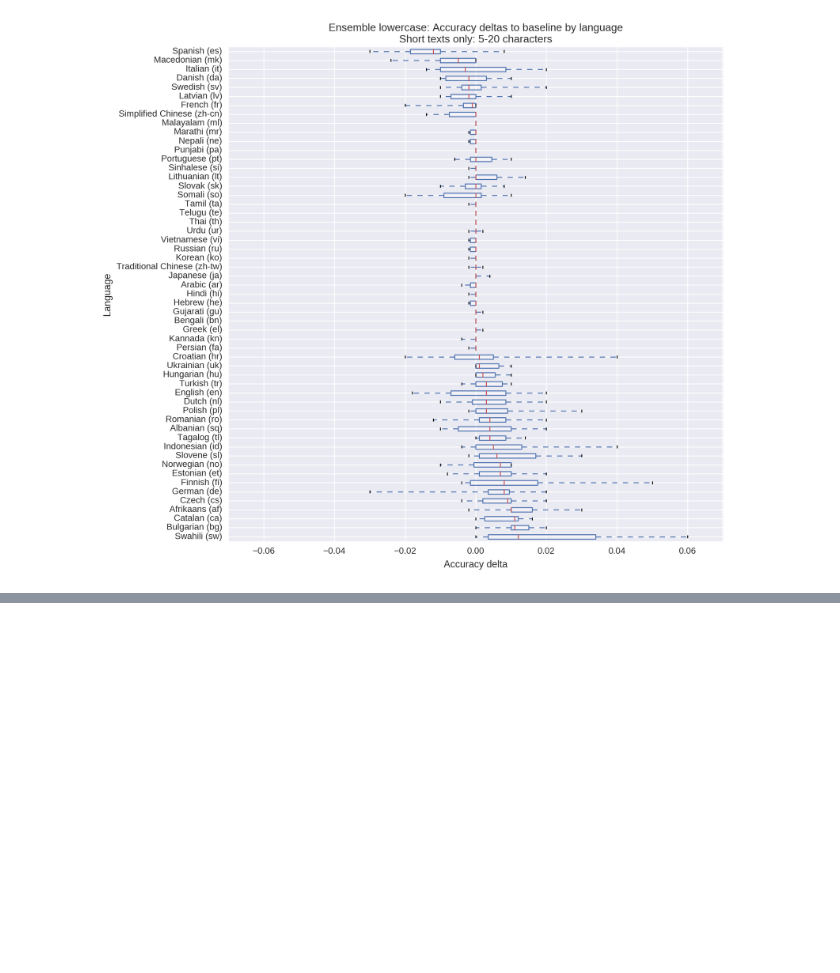
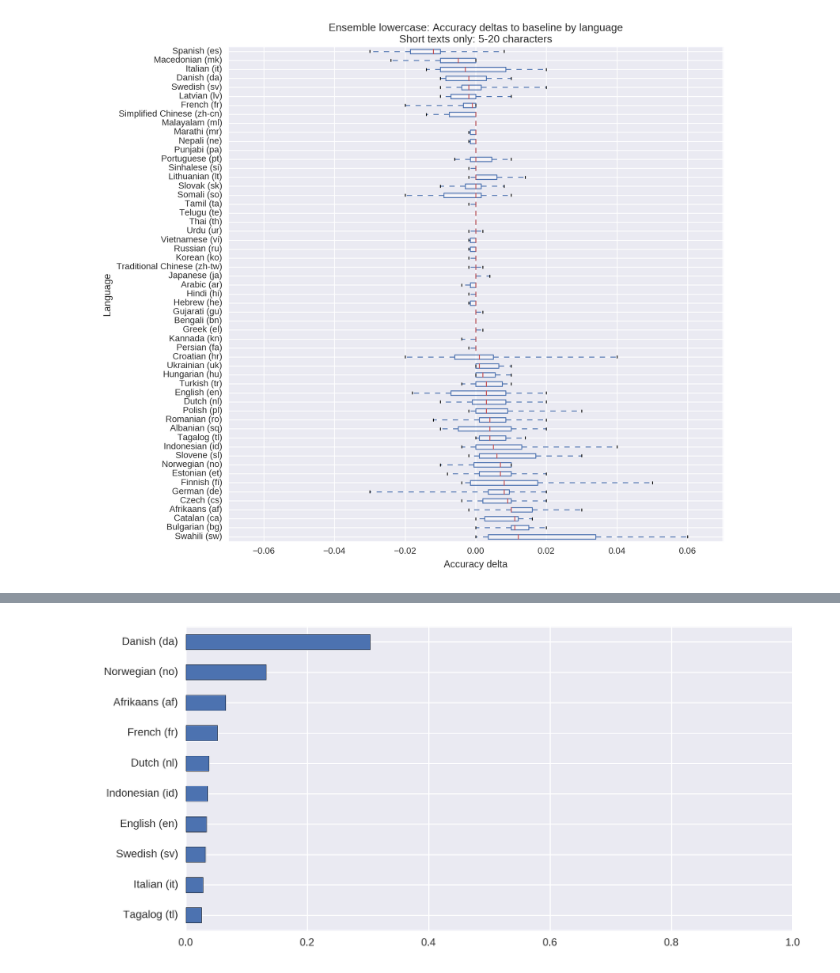
Before and after one commit to Automattic/elasticsearch-langdetect, a Jupyter notebook: experiments/Classification experiments - merged-average baseline.ipynb, the cells around one changed output, grey strips where cells are left out. Drawn from its saved outputs; the diff is of its cells as text; code cells hidden in the pictures; blank space fills up the shorter version.

```diff
--- a/experiments/Classification experiments - merged-average baseline.ipynb
+++ b/experiments/Classification experiments - merged-average baseline.ipynb
@@ -281,0 +343,4 @@ Mean delta: 0.001994
+# %%
+plot_top_confused_languages(confusion_matrix, 'Danish (da)')
+# %% [output]
+[figure, added]
```
Also changed, not shown: parts of 9 cells of this notebook, 2 other files.
